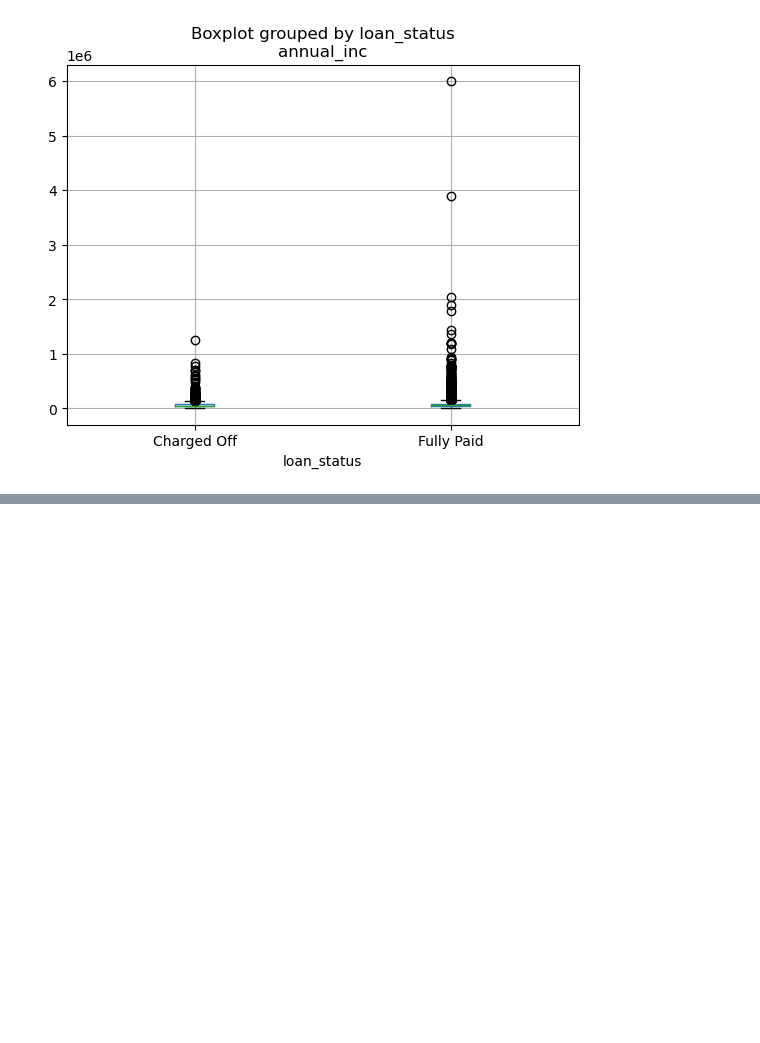
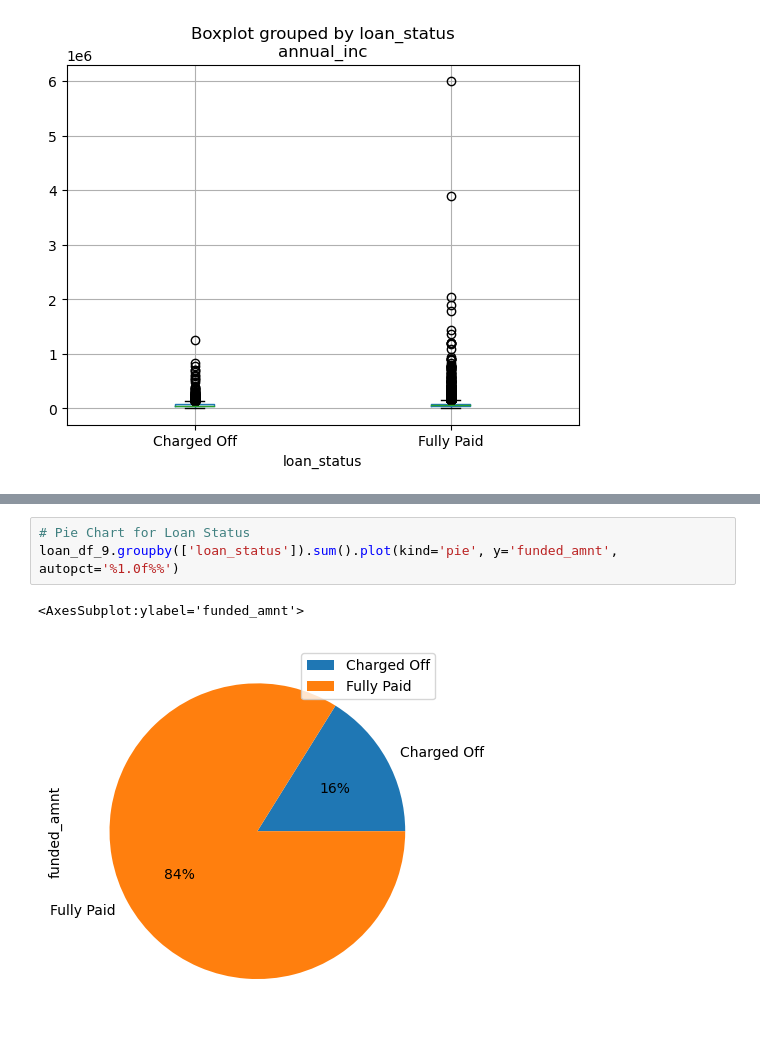
Before and after one commit to krishnendra/LendingClubCaseStudy, a Jupyter notebook: final_lccs.ipynb, the cells around one changed output, grey strips where cells are left out. Drawn from its saved outputs; the diff is of its cells as text; blank space fills up the shorter version.

```diff
--- a/final_lccs.ipynb
+++ b/final_lccs.ipynb
@@ -321,0 +349,6 @@ loan_df_8.shape
+# %%
+# Pie Chart for Loan Status
+loan_df_9.groupby(['loan_status']).sum().plot(kind='pie', y='funded_amnt', autopct='%1.0f%%')
+# %% [output]
+<AxesSubplot:ylabel='funded_amnt'>
+[figure, added]
```
Also changed, not shown: parts of 24 cells of this notebook.
